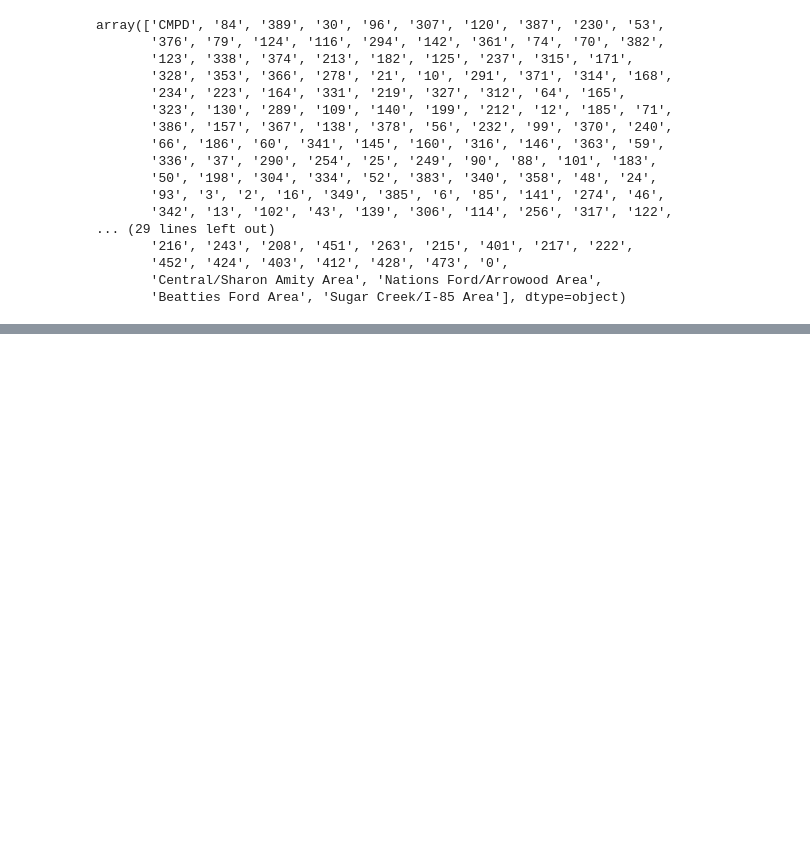
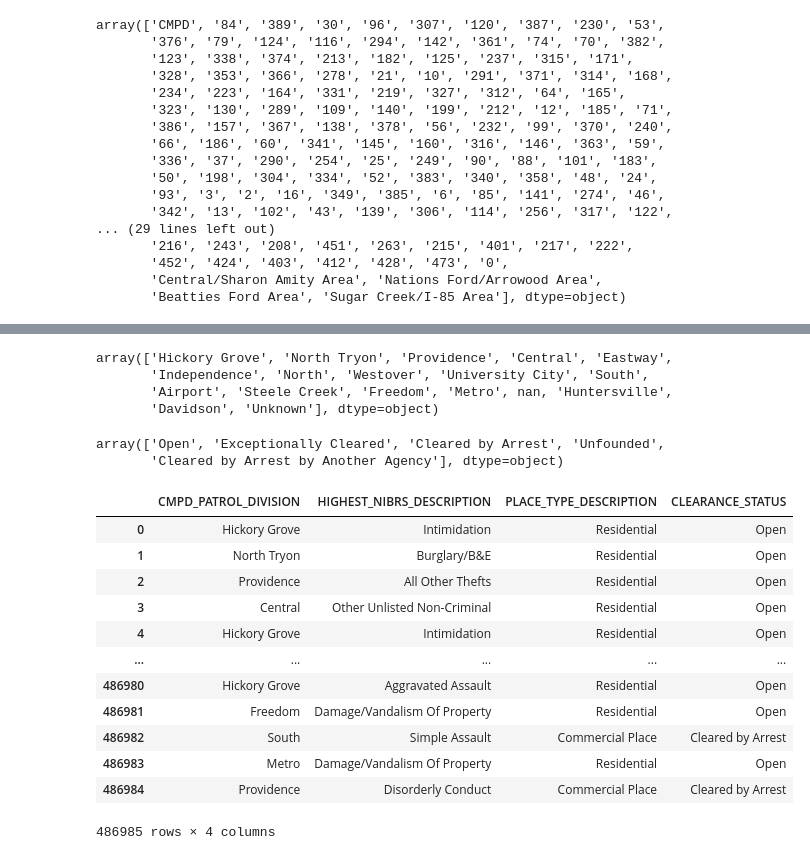
Before and after one commit to dannybarto/Group_5_Final_Project, a Jupyter notebook: project_test.ipynb, the cells around one changed output, grey strips where cells are left out. Saved outputs shown, nothing was run; the diff lists cells and outputs as text; code cells hidden in the pictures; blank space fills up the shorter version.

```diff
--- a/project_test.ipynb
+++ b/project_test.ipynb
@@ -127,0 +271,32 @@ array(['CMPD', '84', '389', '30', '96', '307', '120', '387', '230', '53',
+# %%
+# Would need to clean up and remove nan and unknown, plus non-Charlotte if we don't want to do the Charlote-metro area
+incident_data_df.CMPD_PATROL_DIVISION.unique()
+# %% [output]
+array(['Hickory Grove', 'North Tryon', 'Providence', 'Central', 'Eastway',
+       'Independence', 'North', 'Westover', 'University City', 'South',
+       'Airport', 'Steele Creek', 'Freedom', 'Metro', nan, 'Huntersville',
+       'Davidson', 'Unknown'], dtype=object)
+# %%
+# Useful for percentage of successful calls perhaps?
+incident_data_df.CLEARANCE_STATUS.unique()
+# %% [output]
+array(['Open', 'Exceptionally Cleared', 'Cleared by Arrest', 'Unfounded',
+       'Cleared by Arrest by Another Agency'], dtype=object)
+# %%
+# Possible reduced dataframe?
+incident_df2 = incident_data_df[['CMPD_PATROL_DIVISION', 'HIGHEST_NIBRS_DESCRIPTION', 'PLACE_TYPE_DESCRIPTION', 'CLEARANCE_STATUS']]
+incident_df2
+# %% [output]
+|  | CMPD_PATROL_DIVISION | HIGHEST_NIBRS_DESCRIPTION | PLACE_TYPE_DESCRIPTION | CLEARANCE_STATUS |
+| 0 | Hickory Grove | Intimidation | Residential | Open |
+| 1 | North Tryon | Burglary/B&E | Residential | Open |
+| 2 | Providence | All Other Thefts | Residential | Open |
+| 3 | Central | Other Unlisted Non-Criminal | Residential | Open |
+| 4 | Hickory Grove | Intimidation | Residential | Open |
+| ... | ... | ... | ... | ... |
+| 486980 | Hickory Grove | Aggravated Assault | Residential | Open |
+| 486981 | Freedom | Damage/Vandalism Of Property | Residential | Open |
+| 486982 | South | Simple Assault | Commercial Place | Cleared by Arrest |
+| 486983 | Metro | Damage/Vandalism Of Property | Residential | Open |
+| 486984 | Providence | Disorderly Conduct | Commercial Place | Cleared by Arrest |
+486985 rows × 4 columns
```
Also changed, not shown: parts of 16 cells of this notebook, 2 other files.
